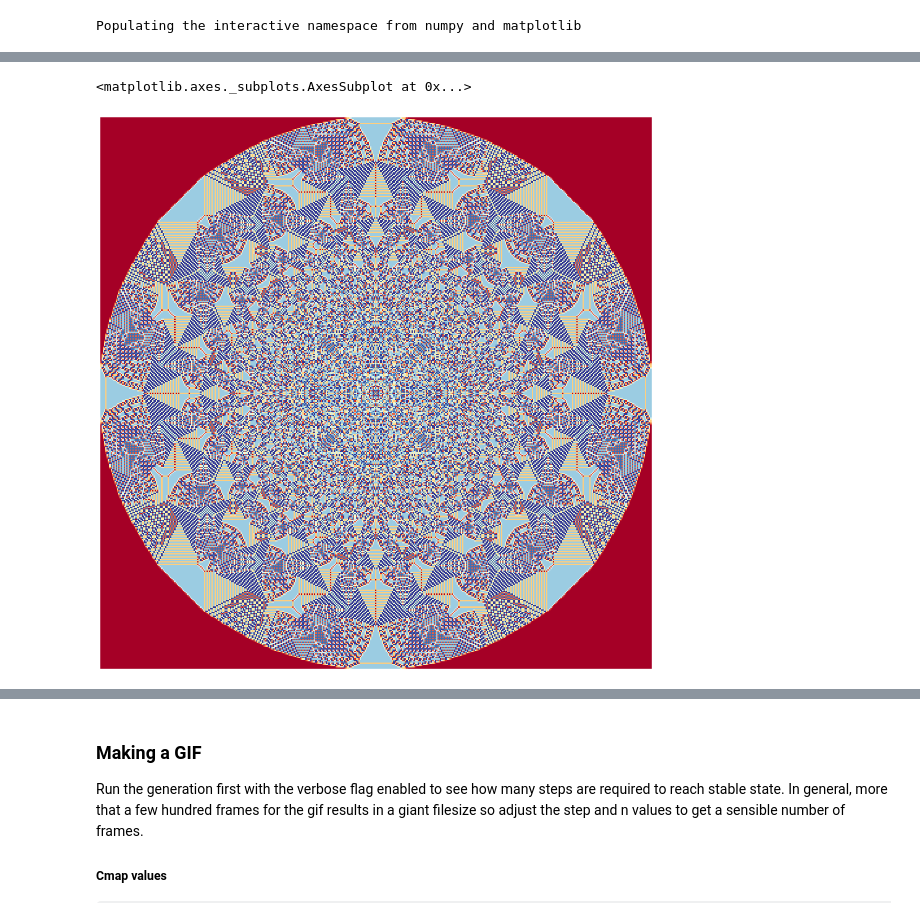
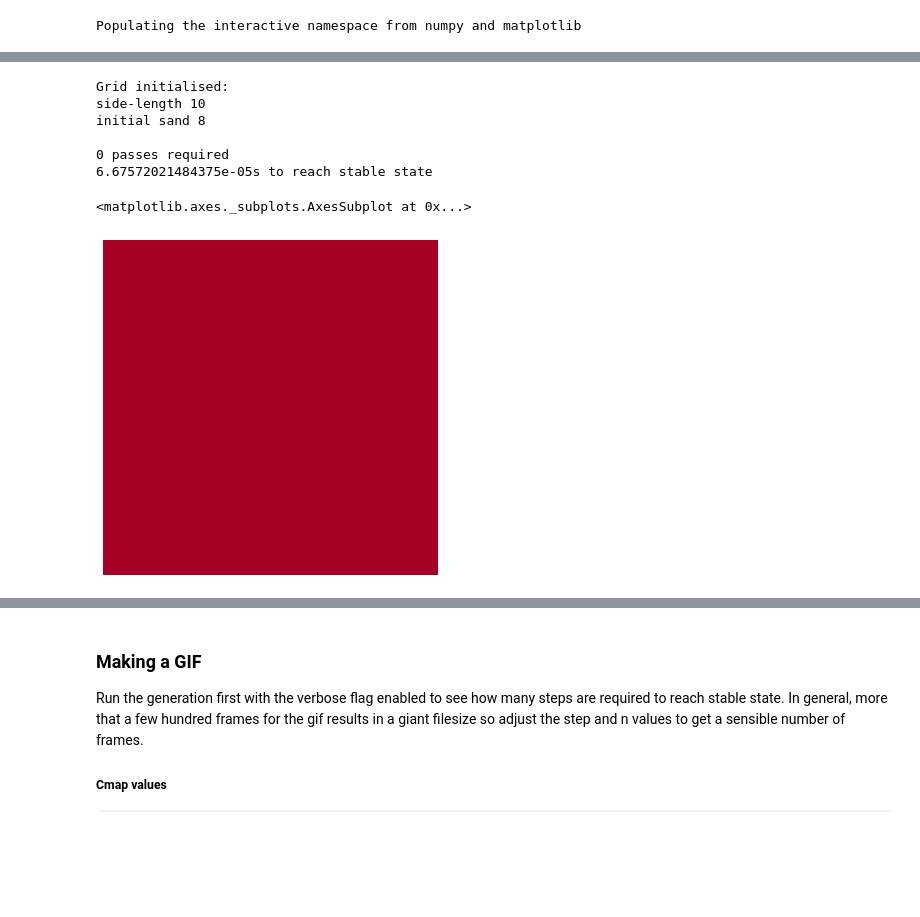
Before and after one commit to sminez/recreational_mathematics, a Jupyter notebook: Sandpiles/Sandpiles.ipynb, the cells around one changed output, grey strips where cells are left out. Cells and saved outputs as stored; diff of their text form; code cells hidden in the pictures; blank space fills up the shorter version.

```diff
--- a/Sandpiles/Sandpiles.ipynb
+++ b/Sandpiles/Sandpiles.ipynb
@@ -27,8 +64,14 @@ Populating the interactive namespace from numpy and matplotlib
 # %%
-data = np.genfromtxt('2_20_o+.csv', delimiter=',')
-g = trim_grid(data)
-plt.figure(figsize=(16, 16))
-sns.heatmap(g, cbar=False, xticklabels=False, yticklabels=False, cmap="RdYlBu")
+s = SandHeap(3, 'o+')
+g = s.topple(True)
+plt.figure(figsize=(6, 6))
+sns.heatmap(s.grid, cbar=False, xticklabels=False, yticklabels=False, cmap="RdYlBu")
 # %% [output]
-<matplotlib.axes._subplots.AxesSubplot at 0x...>
+Grid initialised:
+side-length 10
+initial sand 8
+
+0 passes required
+6.67572021484375e-05s to reach stable state
+<matplotlib.axes._subplots.AxesSubplot at 0x...>
-[figure, old version]
+[figure, new version]
```
Also changed, not shown: parts of 8 cells of this notebook, 5 other files.
